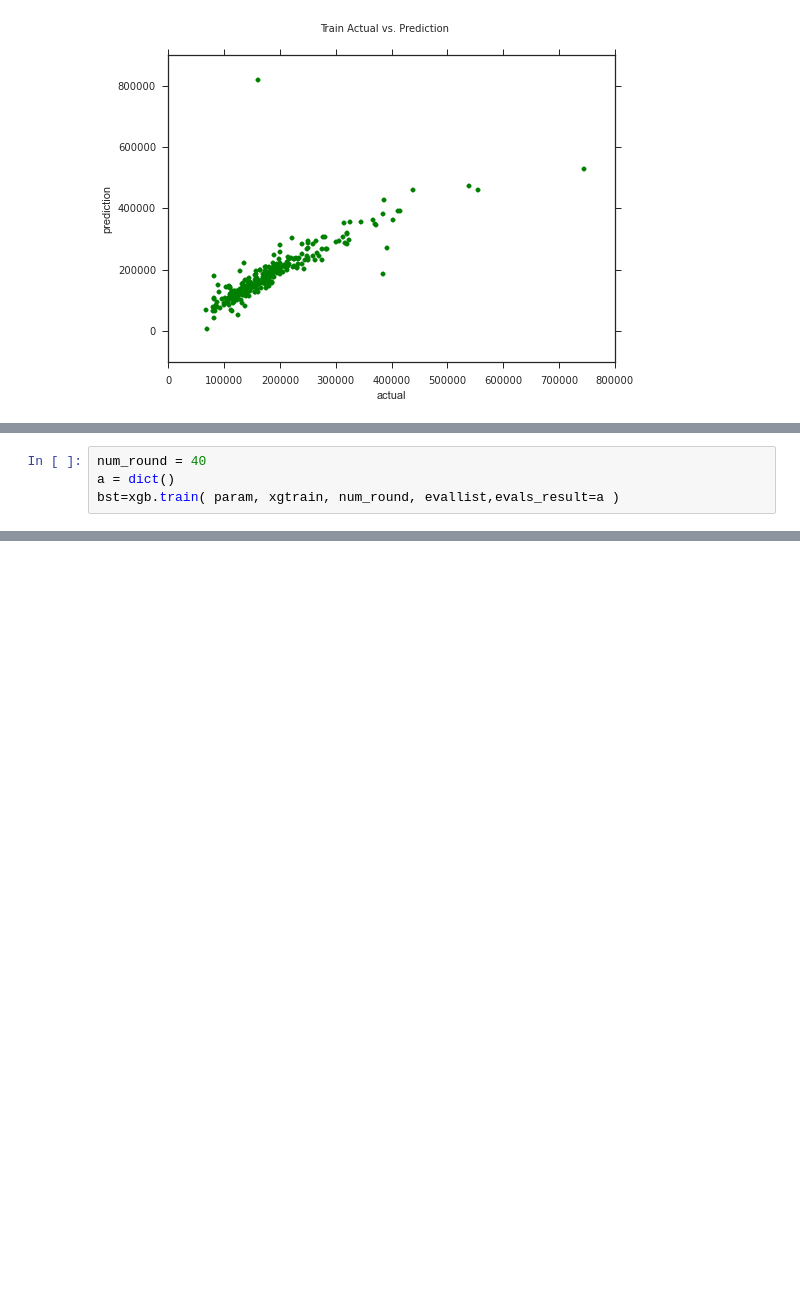
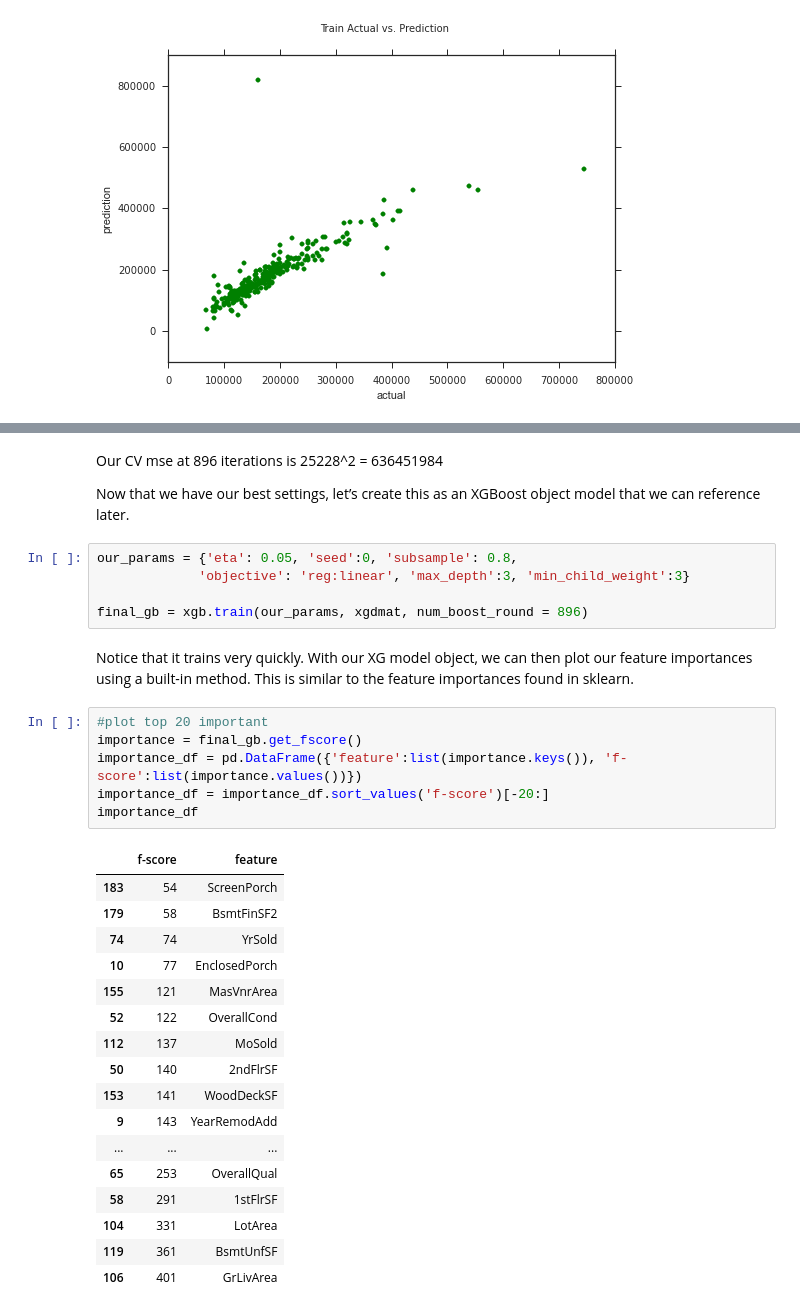
Before and after one commit to moyphilip/Ames-Housing, a Jupyter notebook: Ames-Housing-Notebook.ipynb, the cells around one changed output, grey strips where cells are left out. Saved outputs shown, nothing was run; the diff lists cells and outputs as text; blank space fills up the shorter version.

Commit message:
XGBoost

```diff
--- a/Ames-Housing-Notebook.ipynb
+++ b/Ames-Housing-Notebook.ipynb
@@ -596,4 +578,0 @@ param
-# %%
-num_round = 40
-a = dict()
-bst=xgb.train( param, xgtrain, num_round, evallist,evals_result=a )
@@ -637,0 +658,35 @@ a
+# %% [markdown]
+Our CV mse at 896 iterations is 25228^2 = 636451984
+
+Now that we have our best settings, let’s create this as an XGBoost object model that we can reference later.
+# %%
+our_params = {'eta': 0.05, 'seed':0, 'subsample': 0.8,
+             'objective': 'reg:linear', 'max_depth':3, 'min_child_weight':3}
+
+final_gb = xgb.train(our_params, xgdmat, num_boost_round = 896)
+# %% [markdown]
+Notice that it trains very quickly. With our XG model object, we can then plot our feature importances using a built-in method. This is similar to the feature importances found in sklearn.
+# %%
+#plot top 20 important
+importance = final_gb.get_fscore()
+importance_df = pd.DataFrame({'feature':list(importance.keys()), 'f-score':list(importance.values())})
+importance_df = importance_df.sort_values('f-score')[-20:]
+importance_df
+# %% [output]
+|  | f-score | feature |
+| 183 | 54 | ScreenPorch |
+| 179 | 58 | BsmtFinSF2 |
+| 74 | 74 | YrSold |
+| 10 | 77 | EnclosedPorch |
+| 155 | 121 | MasVnrArea |
+| 52 | 122 | OverallCond |
+| 112 | 137 | MoSold |
+| 50 | 140 | 2ndFlrSF |
+| 153 | 141 | WoodDeckSF |
+| 9 | 143 | YearRemodAdd |
+| ... | ... | ... |
+| 65 | 253 | OverallQual |
+| 58 | 291 | 1stFlrSF |
+| 104 | 331 | LotArea |
+| 119 | 361 | BsmtUnfSF |
+| 106 | 401 | GrLivArea |
```
Also changed, not shown: parts of 23 cells of this notebook.
